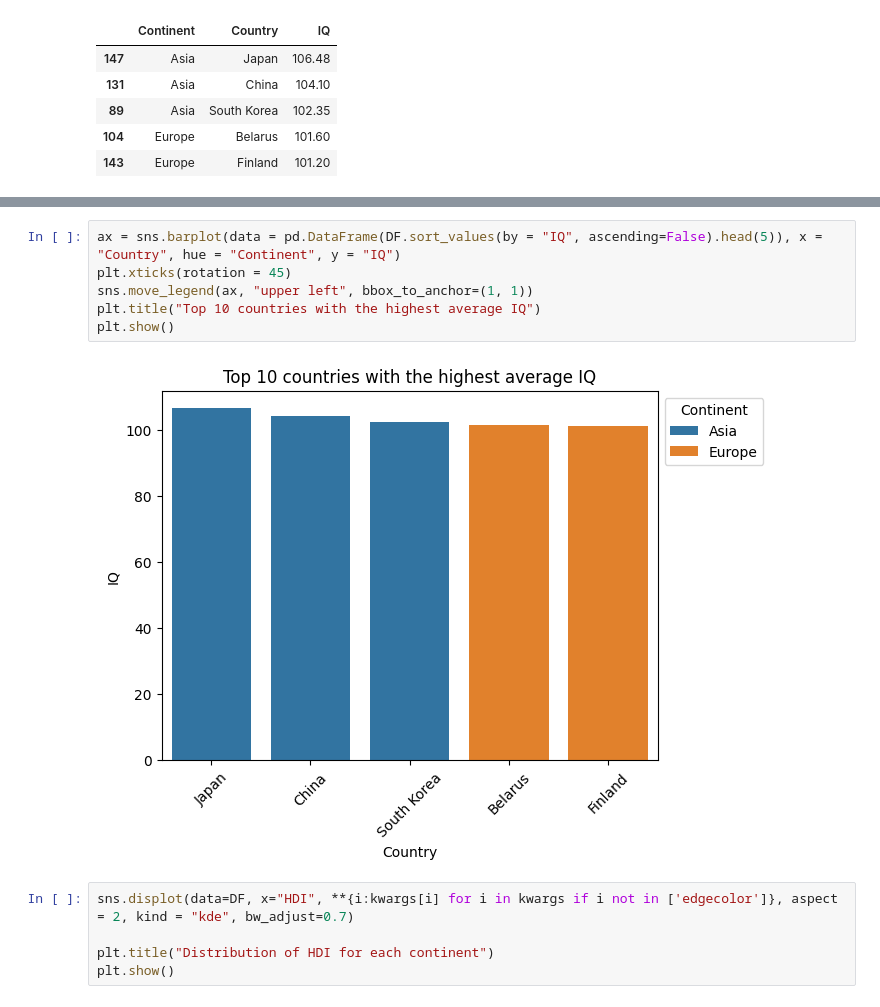
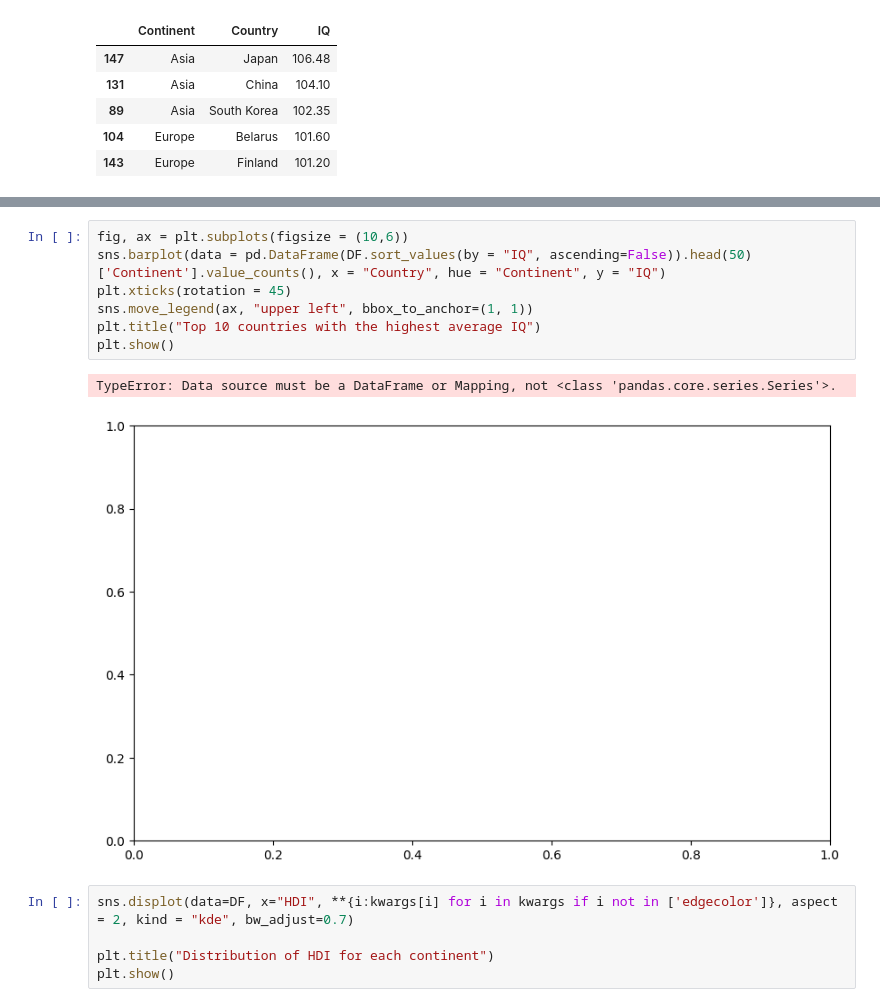
Before and after one commit to Mamin-gamer/ProfessionalSoftwareModule, a Jupyter notebook: FinalProject/Notebooks/Main.ipynb, the cells around one changed output, grey strips where cells are left out. Cells and saved outputs as stored; diff of their text form.

```diff
--- a/FinalProject/Notebooks/Main.ipynb
+++ b/FinalProject/Notebooks/Main.ipynb
@@ -175,11 +199,13 @@ pd.DataFrame(DF.sort_values(by = "IQ", ascending=False).head(5))[["Continent", "
 # %%
-ax = sns.barplot(data = pd.DataFrame(DF.sort_values(by = "IQ", ascending=False).head(5)), x = "Country", hue = "Continent", y = "IQ")
+fig, ax = plt.subplots(figsize = (10,6))
+sns.barplot(data = pd.DataFrame(DF.sort_values(by = "IQ", ascending=False)).head(50)['Continent'].value_counts(), x = "Country", hue = "Continent", y = "IQ")
 plt.xticks(rotation = 45)
 sns.move_legend(ax, "upper left", bbox_to_anchor=(1, 1))
 plt.title("Top 10 countries with the highest average IQ")
 plt.show()
 # %% [output]
+TypeError: Data source must be a DataFrame or Mapping, not <class 'pandas.core.series.Series'>.
-[figure, old version]
+[figure, new version]
 # %%
 sns.displot(data=DF, x="HDI", **{i:kwargs[i] for i in kwargs if i not in ['edgecolor']}, aspect = 2, kind = "kde", bw_adjust=0.7)
 
```
Also changed, not shown: parts of 5 cells of this notebook, 1 other file.
